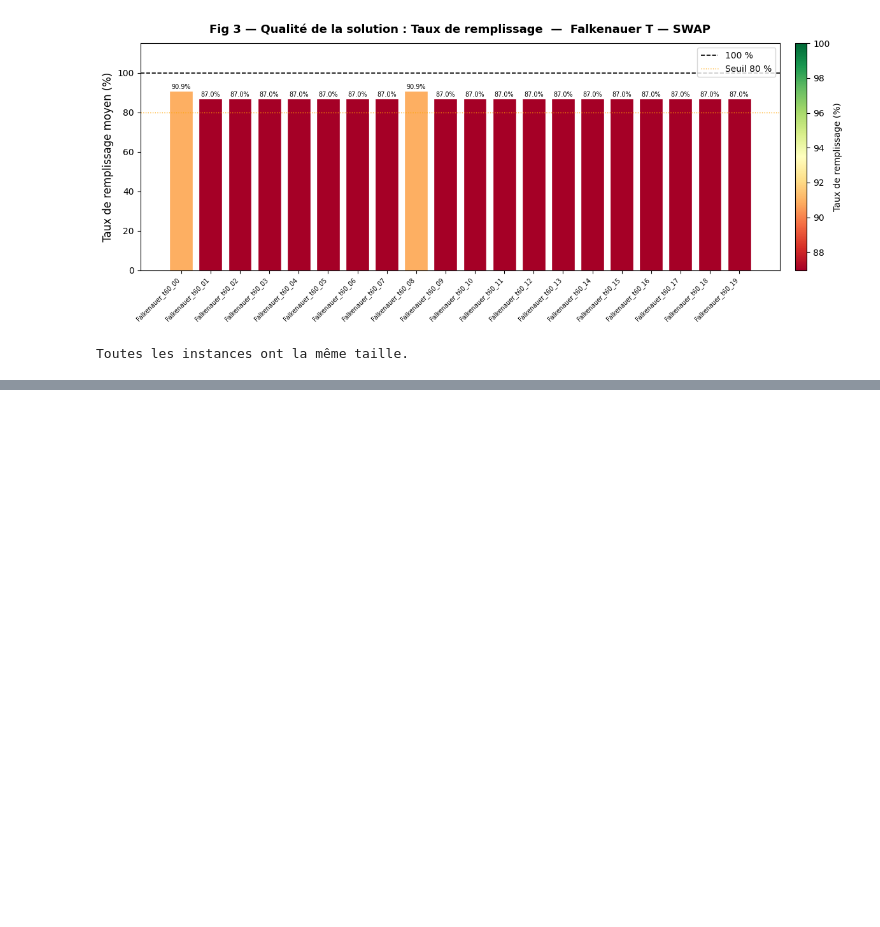
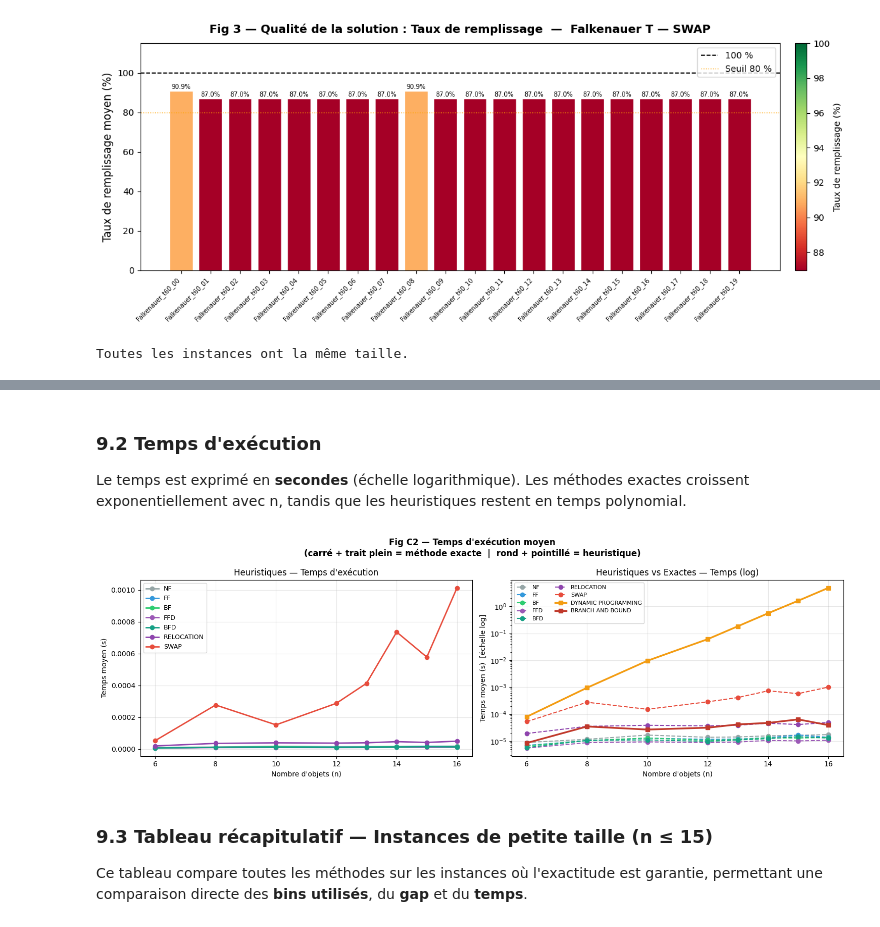
Before and after one commit to amine-kherroubi/optimization, a Jupyter notebook: 2_heuristics/notebook.ipynb, the cells around one changed output, grey strips where cells are left out. Cells and saved outputs as stored; diff of their text form; code cells hidden in the pictures; blank space fills up the shorter version.

```diff
--- a/2_heuristics/notebook.ipynb
+++ b/2_heuristics/notebook.ipynb
@@ -718,0 +840,52 @@ Toutes les instances ont la même taille.
+# %% [markdown]
+### 9.2 Temps d'exécution
+
+Le temps est exprimé en **secondes** (échelle logarithmique). Les méthodes exactes croissent exponentiellement avec n, tandis que les heuristiques restent en temps polynomial.
+# %%
+# ── Fig C2 : Temps d'exécution Heuristiques vs Exactes ──────────────────────
+fig, axes = plt.subplots(1, 2, figsize=(15, 5))
+
+# -- Sous-figure gauche : heuristiques (échelle linéaire)
+for m in HEUR_METHODS:
+    ns = [n for n in COMP_N_ALL if comp_data[m][n]["times"]]
+    vals = [sum(comp_data[m][n]["times"]) / len(comp_data[m][n]["times"]) for n in ns]
+    axes[0].plot(ns, vals, marker="o", label=m.upper(),
+                color=COMP_COLORS[m], linewidth=2)
+axes[0].set_xlabel("Nombre d'objets (n)")
+axes[0].set_ylabel("Temps moyen (s)")
+axes[0].set_title("Heuristiques — Temps d'exécution")
+axes[0].legend(fontsize=9)
+axes[0].grid(True, alpha=0.3)
+
+# -- Sous-figure droite : toutes méthodes (échelle log)
+for m in HEUR_METHODS + EXACT_METHODS:
+    ns = [n for n in COMP_N_ALL if comp_data[m][n]["times"]]
+    vals = [sum(comp_data[m][n]["times"]) / len(comp_data[m][n]["times"]) for n in ns]
+    if not ns:
+        continue
+    lw = 2.5 if m in EXACT_METHODS else 1.5
+    ls = "-" if m in EXACT_METHODS else "--"
+    axes[1].plot(ns, vals, marker="s" if m in EXACT_METHODS else "o",
+                label=m.upper(), color=COMP_COLORS[m],
+                linewidth=lw, linestyle=ls)
+axes[1].set_yscale("log")
+axes[1].set_xlabel("Nombre d'objets (n)")
+axes[1].set_ylabel("Temps moyen (s)  [échelle log]")
+axes[1].set_title("Heuristiques vs Exactes — Temps (log)")
+axes[1].legend(fontsize=8, ncol=2)
+axes[1].grid(True, alpha=0.3)
+
+fig.suptitle(
+    "Fig C2 — Temps d'exécution moyen\n"
+    "(carré + trait plein = méthode exacte  |  rond + pointillé = heuristique)",
+    fontsize=12, fontweight="bold"
+)
+fig.tight_layout()
+plt.show()
+plt.close(fig)
+# %% [output]
+[figure, added]
+# %% [markdown]
+### 9.3 Tableau récapitulatif — Instances de petite taille (n ≤ 15)
+
+Ce tableau compare toutes les méthodes sur les instances où l'exactitude est garantie, permettant une comparaison directe des **bins utilisés**, du **gap** et du **temps**.
```
Also changed, not shown: parts of 20 cells of this notebook, 1 other file.
